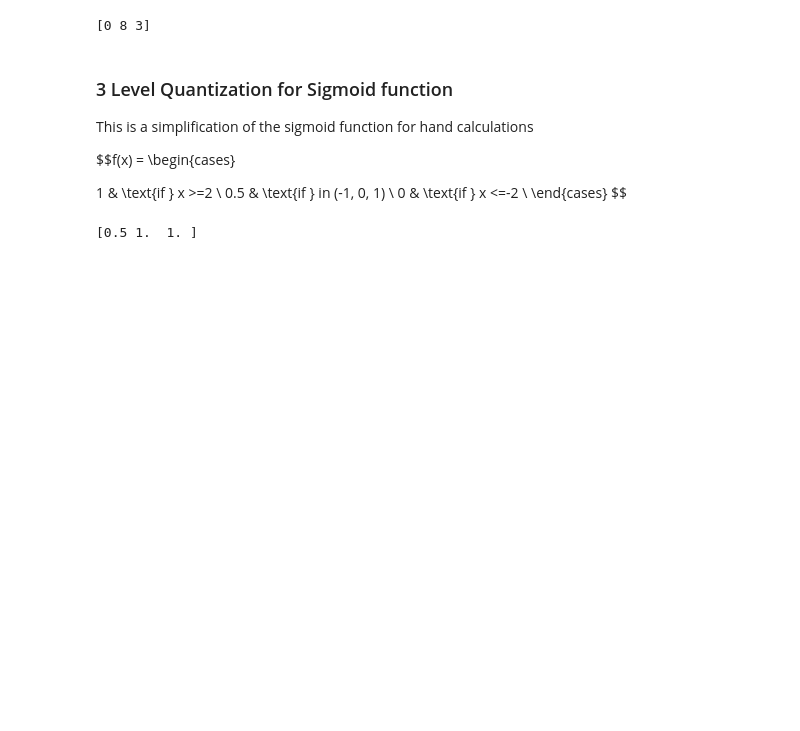
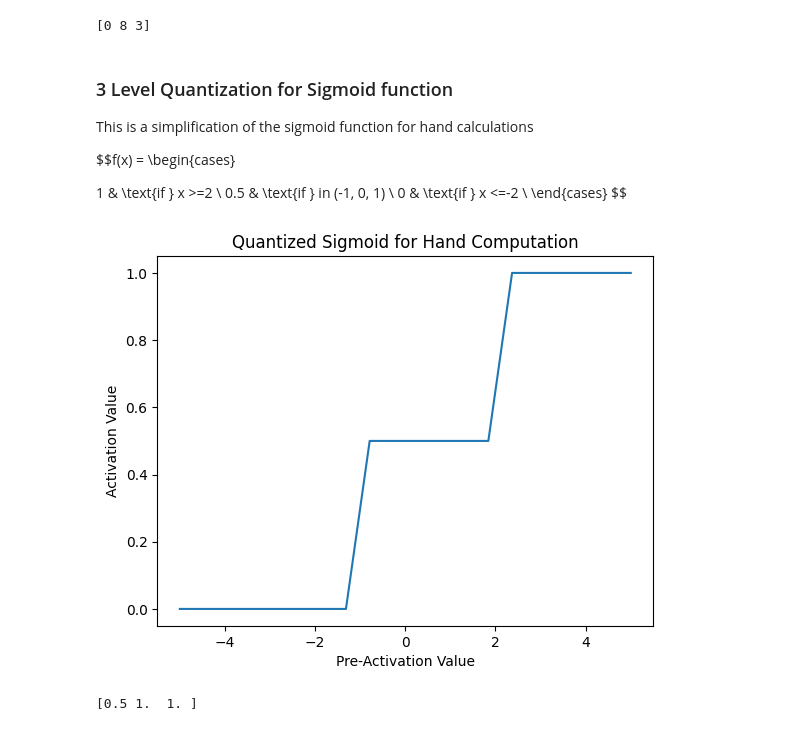
Before and after one commit to roolvp/ai-by-hand, a Jupyter notebook: W5 - Artificial Neuron.ipynb, the cells around one changed output. Saved outputs shown, nothing was run; the diff lists cells and outputs as text; code cells hidden in the pictures; blank space fills up the shorter version.

Commit message:
Add Sigmoid Viz

```diff
--- a/W5 - Artificial Neuron.ipynb
+++ b/W5 - Artificial Neuron.ipynb
@@ -258,6 +258,21 @@ def quantized_sigmoid(x):
 assert quantized_sigmoid(1) == 0.5
 assert quantized_sigmoid(-1) == 0.5
 assert np.array_equal(quantized_sigmoid(np.array([-3, -2, -1, 0, 1, 2, 3])), np.array([0, 0, 0.5, 0.5, 0.5, 1, 1]))
+# %%
+# Visualizing it
+import numpy as np
+import matplotlib.pyplot as plt
+
+x = np.linspace(-5,5,20)
+y = quantized_sigmoid(x)
+
+plt.plot(x, y)
+plt.xlabel('Pre-Activation Value')
+plt.ylabel('Activation Value')
+plt.title('Quantized Sigmoid for Hand Computation')
+plt.show()
+# %% [output]
+[figure, added]
 # %%
 # Exercise 15  variation with sigmoid
 
```
Also changed, not shown: parts of 1 cell of this notebook.
